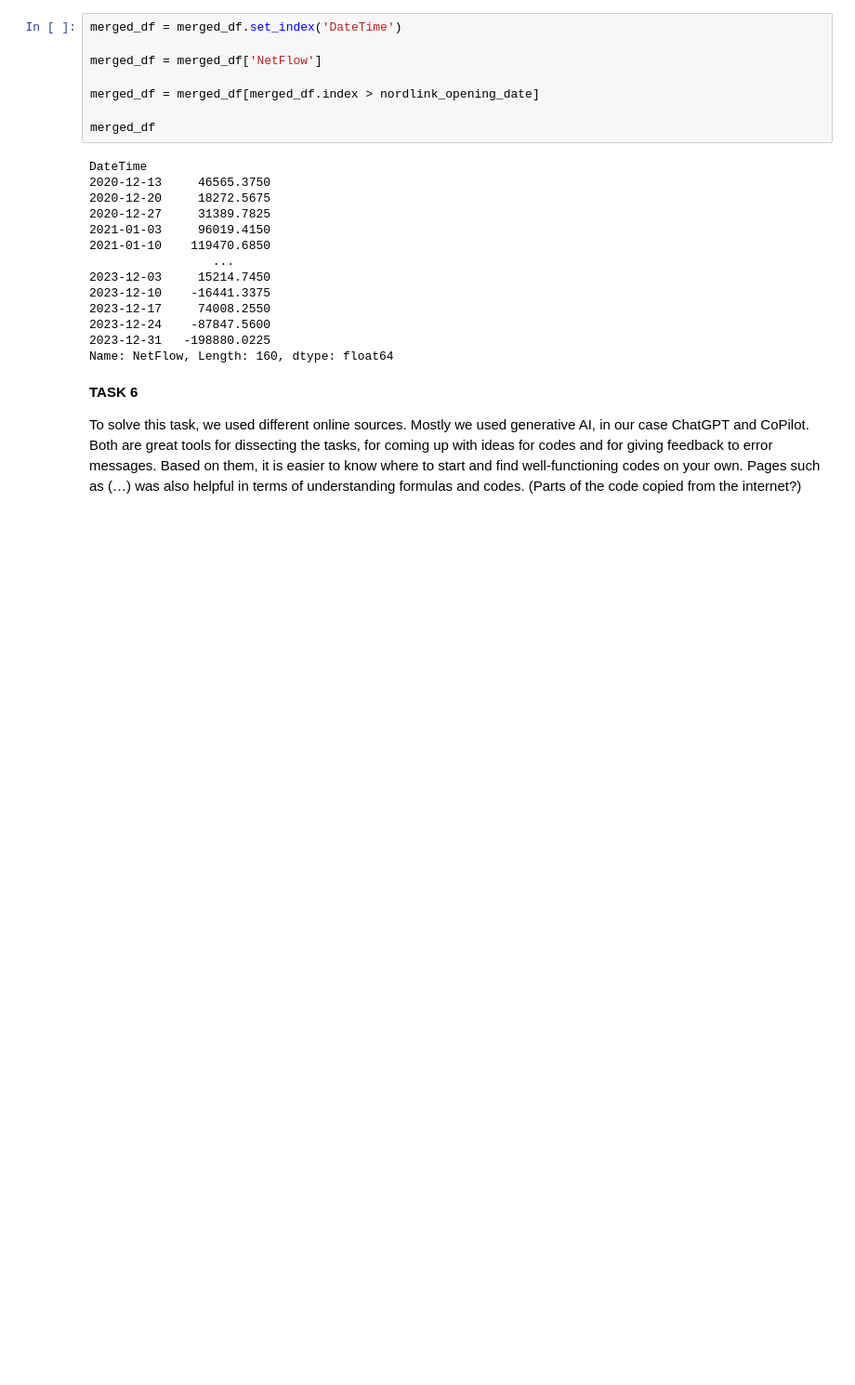
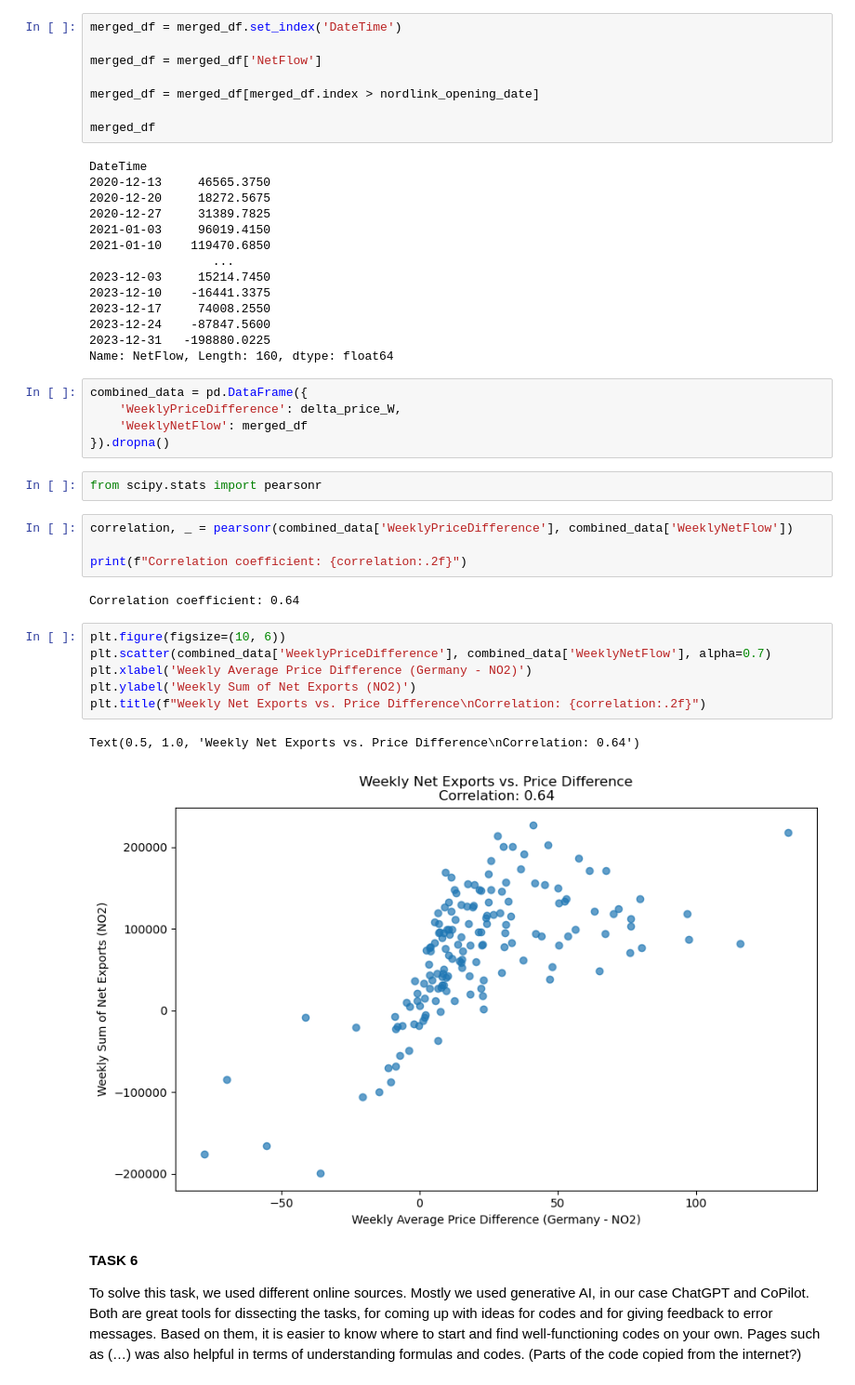
Before and after one commit to JoggiLJ/TECH_2_TERMPAPER, a Jupyter notebook: task.ipynb, the cells around one changed output. Shown at 93% size. Saved outputs shown, nothing was run; the diff lists cells and outputs as text; blank space fills up the shorter version.

```diff
--- a/task.ipynb
+++ b/task.ipynb
@@ -302,6 +302,28 @@ DateTime
 2023-12-24    -87847.5600
 2023-12-31   -198880.0225
 Name: NetFlow, Length: 160, dtype: float64
+# %%
+combined_data = pd.DataFrame({
+    'WeeklyPriceDifference': delta_price_W,
+    'WeeklyNetFlow': merged_df
+}).dropna()
+# %%
+from scipy.stats import pearsonr
+# %%
+correlation, _ = pearsonr(combined_data['WeeklyPriceDifference'], combined_data['WeeklyNetFlow'])
+
+print(f"Correlation coefficient: {correlation:.2f}")
+# %% [output]
+Correlation coefficient: 0.64
+# %%
+plt.figure(figsize=(10, 6))
+plt.scatter(combined_data['WeeklyPriceDifference'], combined_data['WeeklyNetFlow'], alpha=0.7)
+plt.xlabel('Weekly Average Price Difference (Germany - NO2)')
+plt.ylabel('Weekly Sum of Net Exports (NO2)')
+plt.title(f"Weekly Net Exports vs. Price Difference\nCorrelation: {correlation:.2f}")
+# %% [output]
+Text(0.5, 1.0, 'Weekly Net Exports vs. Price Difference\nCorrelation: 0.64')
+[figure, added]
 # %% [markdown]
 **TASK 6**
 
```
